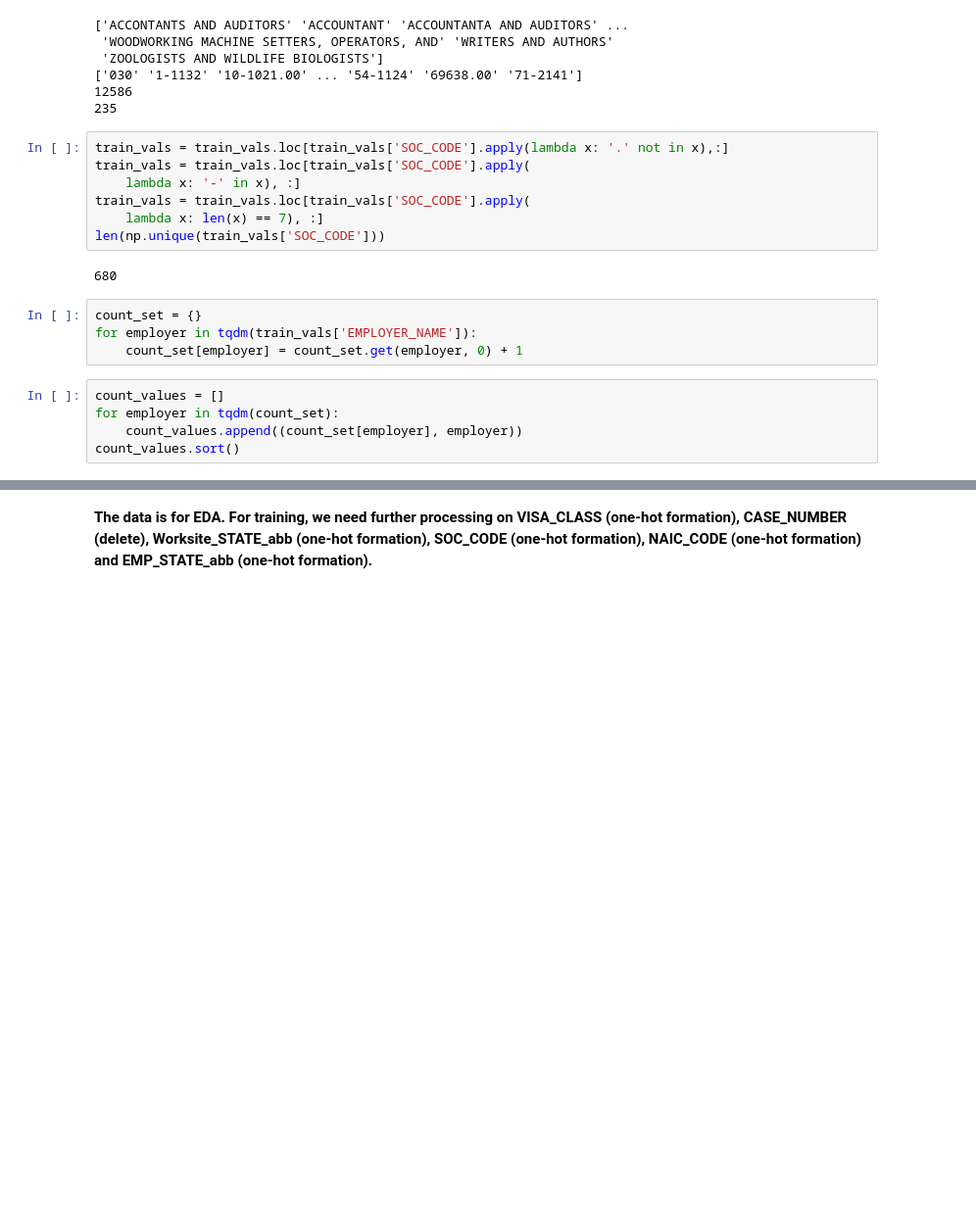
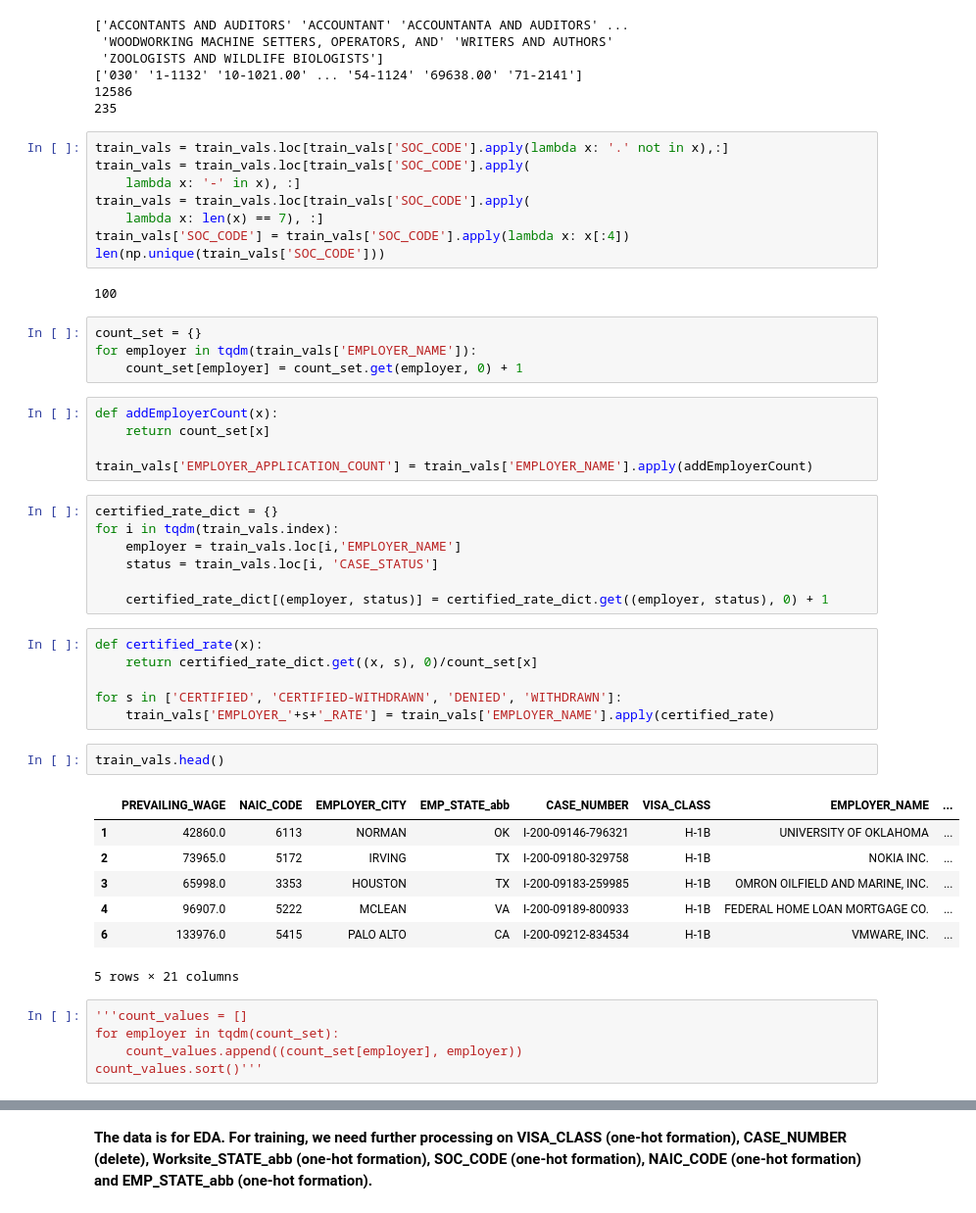
Before and after one commit to benyuan98/PredictH1BVisa, a Jupyter notebook: preprocessing.ipynb, the cells around one changed output, grey strips where cells are left out. Shown at 98% size. Saved outputs shown, nothing was run; the diff lists cells and outputs as text; blank space fills up the shorter version.

```diff
--- a/preprocessing.ipynb
+++ b/preprocessing.ipynb
@@ -249,16 +249,45 @@ train_vals = train_vals.loc[train_vals['SOC_CODE'].apply(
     lambda x: '-' in x), :]
 train_vals = train_vals.loc[train_vals['SOC_CODE'].apply(
     lambda x: len(x) == 7), :]
+train_vals['SOC_CODE'] = train_vals['SOC_CODE'].apply(lambda x: x[:4])
 len(np.unique(train_vals['SOC_CODE']))
 # %% [output]
-680
+100
 # %%
 count_set = {}
 for employer in tqdm(train_vals['EMPLOYER_NAME']):
     count_set[employer] = count_set.get(employer, 0) + 1
+# %%
+def addEmployerCount(x):
+    return count_set[x]
+
+train_vals['EMPLOYER_APPLICATION_COUNT'] = train_vals['EMPLOYER_NAME'].apply(addEmployerCount)
+# %%
+certified_rate_dict = {}
+for i in tqdm(train_vals.index):
+    employer = train_vals.loc[i,'EMPLOYER_NAME']
+    status = train_vals.loc[i, 'CASE_STATUS']
+
+    certified_rate_dict[(employer, status)] = certified_rate_dict.get((employer, status), 0) + 1
+# %%
+def certified_rate(x):
+    return certified_rate_dict.get((x, s), 0)/count_set[x]
+
+for s in ['CERTIFIED', 'CERTIFIED-WITHDRAWN', 'DENIED', 'WITHDRAWN']:
+    train_vals['EMPLOYER_'+s+'_RATE'] = train_vals['EMPLOYER_NAME'].apply(certified_rate)
+# %%
+train_vals.head()
+# %% [output]
+|  | PREVAILING_WAGE | NAIC_CODE | EMPLOYER_CITY | EMP_STATE_abb | CASE_NUMBER | VISA_CLASS | EMPLOYER_NAME | ... |
+| 1 | 42860.0 | 6113 | NORMAN | OK | I-200-09146-796321 | H-1B | UNIVERSITY OF OKLAHOMA | ... |
+| 2 | 73965.0 | 5172 | IRVING | TX | I-200-09180-329758 | H-1B | NOKIA INC. | ... |
+| 3 | 65998.0 | 3353 | HOUSTON | TX | I-200-09183-259985 | H-1B | OMRON OILFIELD AND MARINE, INC. | ... |
+| 4 | 96907.0 | 5222 | MCLEAN | VA | I-200-09189-800933 | H-1B | FEDERAL HOME LOAN MORTGAGE CO. | ... |
+| 6 | 133976.0 | 5415 | PALO ALTO | CA | I-200-09212-834534 | H-1B | VMWARE, INC. | ... |
+5 rows × 21 columns
 # %%
-count_values = []
+'''count_values = []
 for employer in tqdm(count_set):
     count_values.append((count_set[employer], employer))
-count_values.sort()
+count_values.sort()'''
 # %%
```
Also changed, not shown: parts of 15 cells of this notebook.
